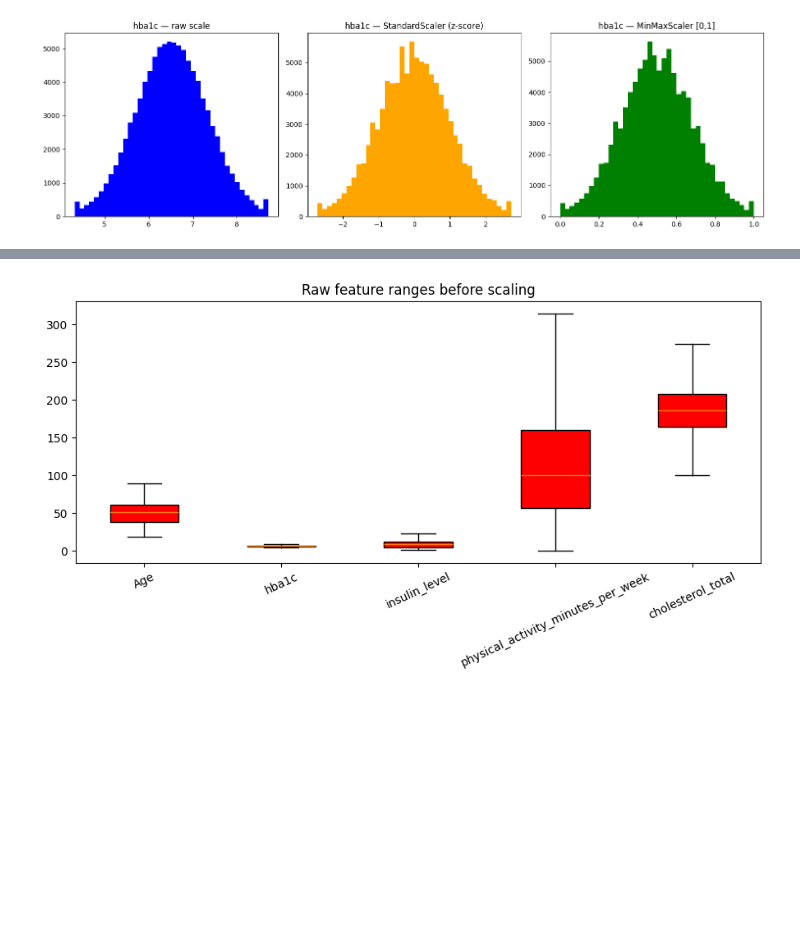
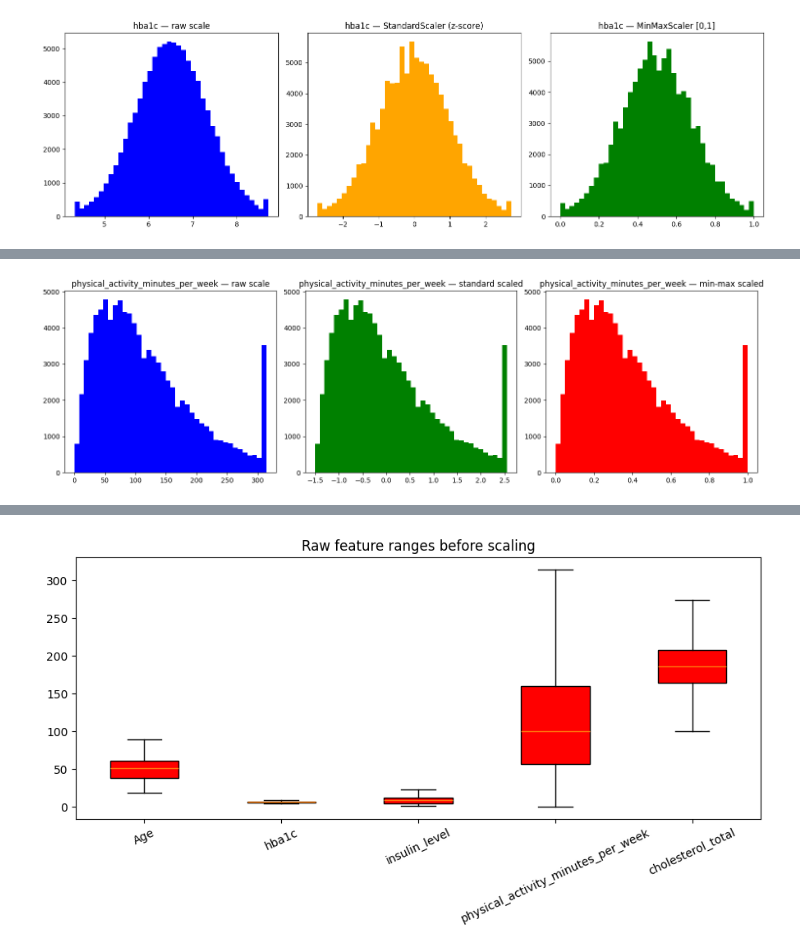
Before and after one commit to FaijAhamed-ML/Diabetics-prediction-supervised-machine-learning-project, a Jupyter notebook: 2026-Y2-S1-MLB-WEB2G1-02/notebooks/04.IT25101505_Normalization_Scaling.ipynb, the cells around one changed output, grey strips where cells are left out. Cells and saved outputs as stored; diff of their text form; code cells hidden in the pictures; blank space fills up the shorter version.

```diff
--- a/2026-Y2-S1-MLB-WEB2G1-02/notebooks/04.IT25101505_Normalization_Scaling.ipynb
+++ b/2026-Y2-S1-MLB-WEB2G1-02/notebooks/04.IT25101505_Normalization_Scaling.ipynb
@@ -102,0 +117,14 @@ plt.show()
+# %%
+fig, axes2 = plt.subplots(1, 3, figsize=(15, 4.5))
+axes2[0].hist(df['physical_activity_minutes_per_week'], bins=40, color='blue')
+axes2[0].set_title('physical_activity_minutes_per_week — raw scale')
+axes2[1].hist(df_std['physical_activity_minutes_per_week'], bins=40, color='green')
+axes2[1].set_title('physical_activity_minutes_per_week — standard scaled')
+axes2[2].hist(df_minmax['physical_activity_minutes_per_week'], bins=40, color='red')
+axes2[2].set_title('physical_activity_minutes_per_week — min-max scaled')
+
+plt.tight_layout()
+plt.savefig('../results/eda_visualizations/scaling_comparison_physical_activity.png', dpi=120)
+plt.show()
+# %% [output]
+[figure, added]
```
Also changed, not shown: parts of 3 cells of this notebook, 5 other files.
